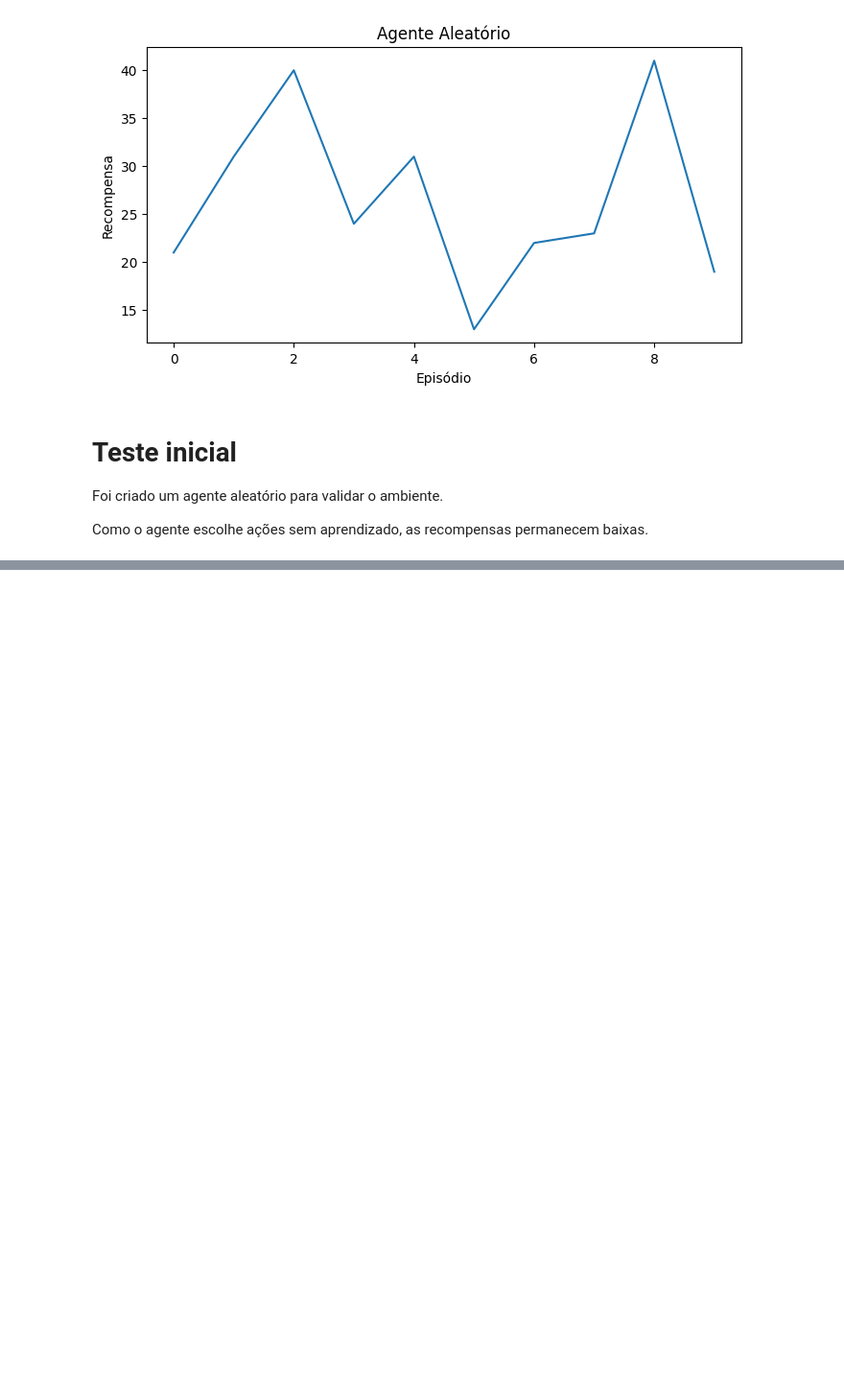
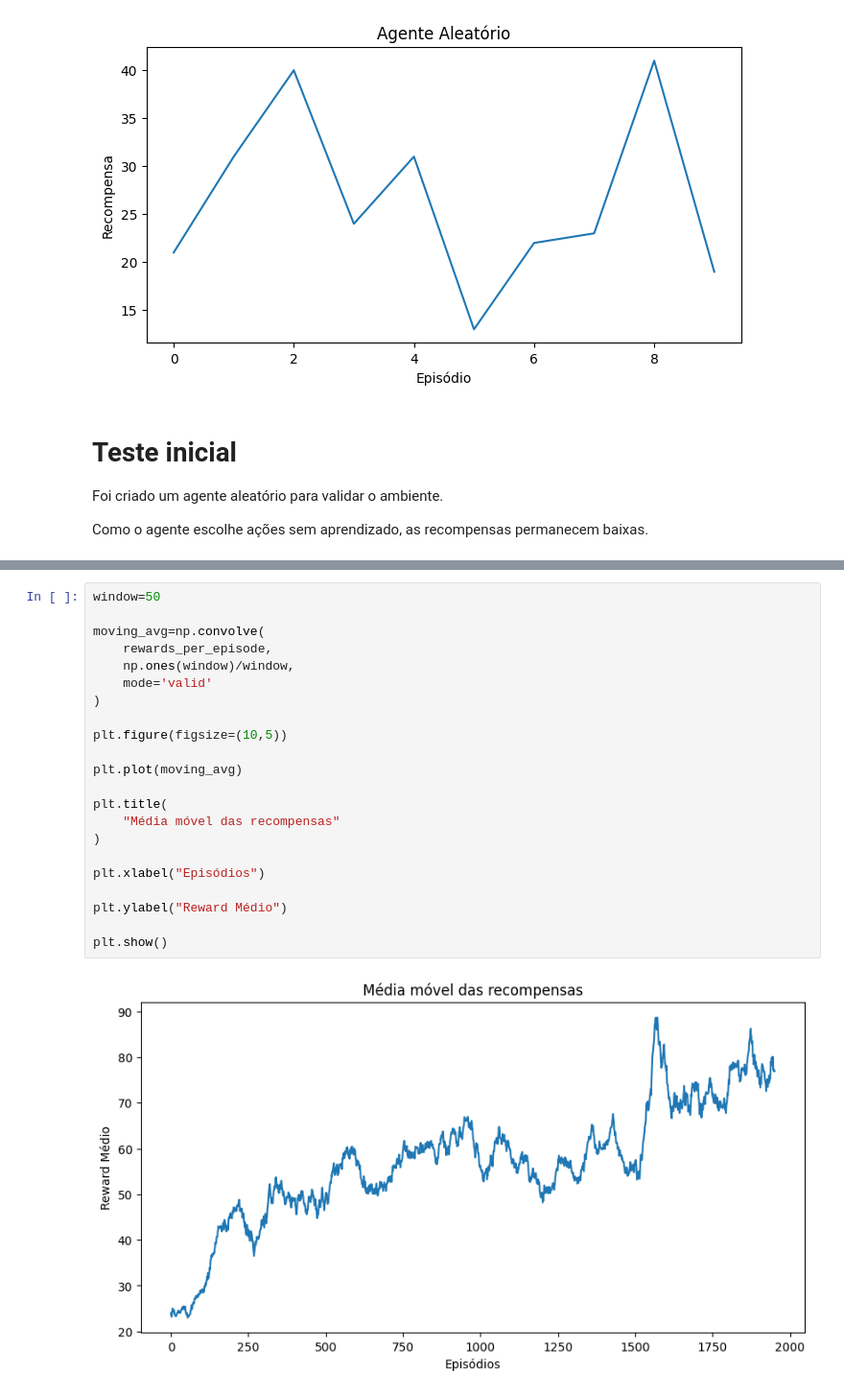
Before and after one commit to brunosolimoes/RL_CartPole_Qlearning, a Jupyter notebook: RL_CartPole_Qlearning.ipynb, the cells around one changed output, grey strips where cells are left out. Shown at 96% size. Saved outputs shown, nothing was run; the diff lists cells and outputs as text; blank space fills up the shorter version.

```diff
--- a/RL_CartPole_Qlearning.ipynb
+++ b/RL_CartPole_Qlearning.ipynb
@@ -95,0 +258,24 @@ as recompensas permanecem baixas.
+# %%
+window=50
+
+moving_avg=np.convolve(
+    rewards_per_episode,
+    np.ones(window)/window,
+    mode='valid'
+)
+
+plt.figure(figsize=(10,5))
+
+plt.plot(moving_avg)
+
+plt.title(
+    "Média móvel das recompensas"
+)
+
+plt.xlabel("Episódios")
+
+plt.ylabel("Reward Médio")
+
+plt.show()
+# %% [output]
+[figure, added]
```
Also changed, not shown: parts of 7 cells of this notebook.
